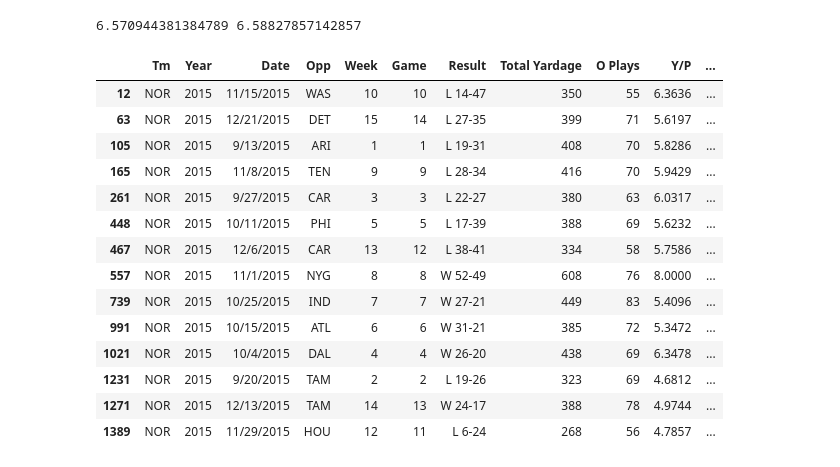
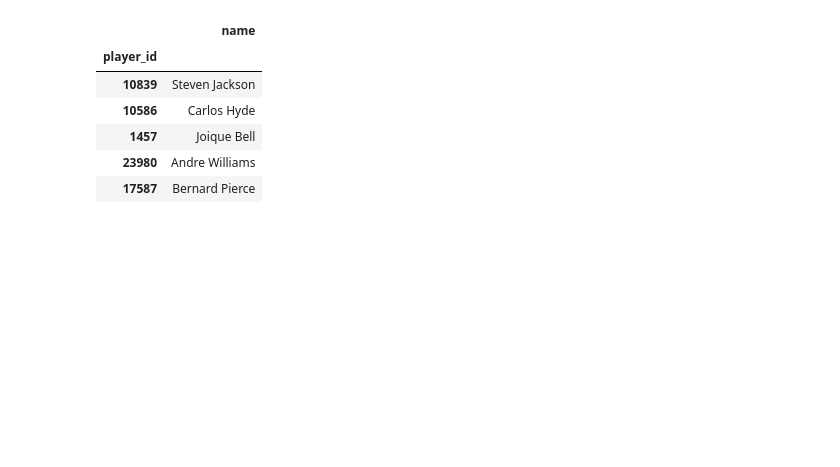
Before and after one commit to nkvarberg/Football-Prediction, a Jupyter notebook: addingDefData_Bruce.ipynb, the cells around one changed output. Saved outputs shown, nothing was run; the diff lists cells and outputs as text; code cells hidden in the pictures; blank space fills up the shorter version.

Commit message:
added defense stats, fitting models

```diff
--- a/addingDefData_Bruce.ipynb
+++ b/addingDefData_Bruce.ipynb
@@ -3,7 +3,9 @@ import pandas as pd
 import numpy as np
 pd.set_option('display.max_columns', 50)
 # %%
-games = pd.read_csv('nfl-football-player-stats/games_1995.csv')
-players = pd.read_csv('nfl-football-player-stats/players_1995.csv')
-gamesDef = pd.read_csv('defData12-17.csv')
+all_games = pd.read_csv('nfl-football-player-stats/games_1995.csv')
+all_games.drop([440917], inplace=True)
+all_games = all_games.set_index('player_id')
+all_players = pd.read_csv('nfl-football-player-stats/players_1995.csv',index_col='player_id')
+gamesDef = pd.read_csv('defData12-17.csv',index_col='Tm')
 gamesDef = gamesDef.drop(columns=["Rk","Time","LTime"])
@@ -134,19 +26,32 @@ get_def_data(gamesDef, 'SEA', 16, 2015)
-# %%
-get_def_data(gamesDef, 'NOR', 16, 2015)
-# %% [output]
-6.570944381384789 6.58827857142857
-|  | Tm | Year | Date | Opp | Week | Game | Result | Total Yardage | O Plays | Y/P | ... |
-| 12 | NOR | 2015 | 11/15/2015 | WAS | 10 | 10 | L 14-47 | 350 | 55 | 6.3636 | ... |
-| 63 | NOR | 2015 | 12/21/2015 | DET | 15 | 14 | L 27-35 | 399 | 71 | 5.6197 | ... |
-| 105 | NOR | 2015 | 9/13/2015 | ARI | 1 | 1 | L 19-31 | 408 | 70 | 5.8286 | ... |
-| 165 | NOR | 2015 | 11/8/2015 | TEN | 9 | 9 | L 28-34 | 416 | 70 | 5.9429 | ... |
-| 261 | NOR | 2015 | 9/27/2015 | CAR | 3 | 3 | L 22-27 | 380 | 63 | 6.0317 | ... |
-| 448 | NOR | 2015 | 10/11/2015 | PHI | 5 | 5 | L 17-39 | 388 | 69 | 5.6232 | ... |
-| 467 | NOR | 2015 | 12/6/2015 | CAR | 13 | 12 | L 38-41 | 334 | 58 | 5.7586 | ... |
-| 557 | NOR | 2015 | 11/1/2015 | NYG | 8 | 8 | W 52-49 | 608 | 76 | 8.0000 | ... |
-| 739 | NOR | 2015 | 10/25/2015 | IND | 7 | 7 | W 27-21 | 449 | 83 | 5.4096 | ... |
-| 991 | NOR | 2015 | 10/15/2015 | ATL | 6 | 6 | W 31-21 | 385 | 72 | 5.3472 | ... |
-| 1021 | NOR | 2015 | 10/4/2015 | DAL | 4 | 4 | W 26-20 | 438 | 69 | 6.3478 | ... |
-| 1231 | NOR | 2015 | 9/20/2015 | TAM | 2 | 2 | L 19-26 | 323 | 69 | 4.6812 | ... |
-| 1271 | NOR | 2015 | 12/13/2015 | TAM | 14 | 13 | W 24-17 | 388 | 78 | 4.9744 | ... |
-| 1389 | NOR | 2015 | 11/29/2015 | HOU | 12 | 11 | L 6-24 | 268 | 56 | 4.7857 | ... |
+# %%
+# subset RB position by choosing only RBs with at least 5 rushing attempts
+# or receiving targets in a given nfl week.
+subset_position = {
+    'RB': [['rushing_attempts', 'receiving_targets'], 5]
+}
+# %%
+def get_players_thatweek(all_games, all_players, position, year, gamenumber, subset_position):
+    # return pandas df with player_id as index and column 'name' as player name
+    ids = all_players[all_players.position == position].index
+    games = all_games.loc[ids]
+    stats = subset_position[position][0]
+    sum_threshold = subset_position[position][1]
+    # only take RBs with 5 rush attempts or receiving targets (>= sum_threshold)
+    worth_predicting = games[(games.year == year) &
+                             (games.game_number == gamenumber) &
+                             (np.sum(games[stats], axis=1) >= sum_threshold)]
+    ids = worth_predicting.index
+    for_df = all_players.loc[ids, 'name']
+    return pd.DataFrame(data=for_df)
+# %%
+# example usage
+a = get_players_thatweek(all_games, all_players,'RB',2014,11,subset_position)
+a.head()
+# %% [output]
+|  | name |
+| player_id |  |
+| 10839 | Steven Jackson |
+| 10586 | Carlos Hyde |
+| 1457 | Joique Bell |
+| 23980 | Andre Williams |
+| 17587 | Bernard Pierce |
```
Also changed, not shown: parts of 30 cells of this notebook.
